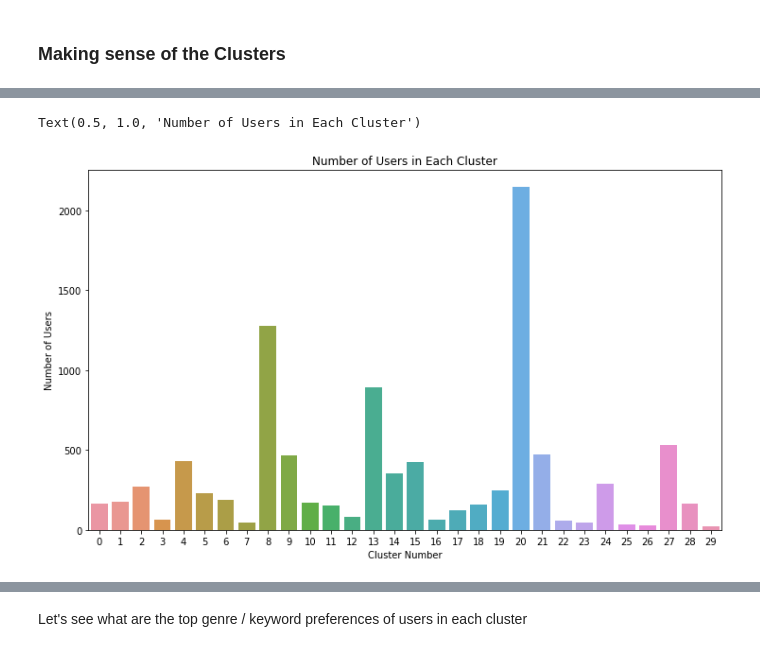
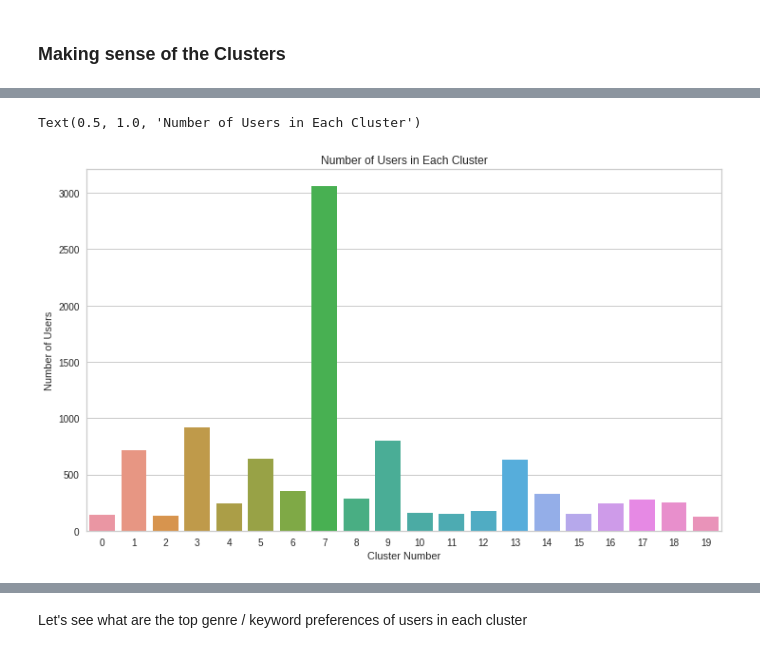
Before and after one commit to kunhwiko/Movie_Recommendation, a Jupyter notebook: src/CIS545_Group_Project.ipynb, the cells around one changed output, grey strips where cells are left out. Cells and saved outputs as stored; diff of their text form; code cells hidden in the pictures.

Commit message:
bug fix on k-means

```diff
--- a/src/CIS545_Group_Project.ipynb
+++ b/src/CIS545_Group_Project.ipynb
@@ -731,0 +745,3 @@ Let's utilize these three dataframes to create a recommendation system : </br>
+# %%
+# normalizing the data
+normalized_result = normalize(final_df)
@@ -731,0 +762,3 @@ Let's utilize these three dataframes to create a recommendation system : </br>
+# %%
+pca = PCA(n_components = 50)
+pca_result = pca.fit_transform(normalized_result)
@@ -746,14 +846,0 @@ final_df.head()
-# %%
-distortions = []
-max_k = 50
-
-# Find optimal no. of clusters using elbow method
-for i in range(1, max_k + 1) :
-  km = KMeans(n_clusters = i,
-              init = 'random',
-              max_iter = 300,
-              random_state = 0)
-  km.fit(final_df)
-  distortions.append(km.inertia_)
-
-plt.plot(range(1, max_k+1), distortions, marker = 'o')
@@ -765,8 +849,13 @@ The result indicates that the optimal number of clusters is quite large, i.e. ar
 # %%
-km = KMeans(n_clusters = 30,
-              init = 'random',
+n_cluster = 20
+
+## set up k_means model with pre-selected n_cluster
+km = KMeans(n_clusters = n_cluster,
+              init = 'k-means++',
               max_iter = 300,
               random_state = 0)
-km.fit(final_df)
+## fit our data to the kmeans model
+km.fit(pca_result)
+
+## store cluster info in final_df
 final_df['cluster'] = km.labels_
-final_df[['cluster']].head()
@@ -785,9 +907,9 @@ First, let's take a look at how many users are in each cluster
 # %%
 plt.figure(figsize=(12,7))
-axis = sns.barplot(x=np.arange(0,30,1),y=final_df.groupby(['cluster']).count()['animation'])
+axis = sns.barplot(x=np.arange(0,n_cluster,1),y=final_df.groupby(['cluster']).count()['animation'])
 x=axis.set_xlabel("Cluster Number")
 x=axis.set_ylabel("Number of Users")
 axis.set_title("Number of Users in Each Cluster")
 # %% [output]
 Text(0.5, 1.0, 'Number of Users in Each Cluster')
-[figure, old version]
+[figure, new version]
```
Also changed, not shown: parts of 82 cells of this notebook.
